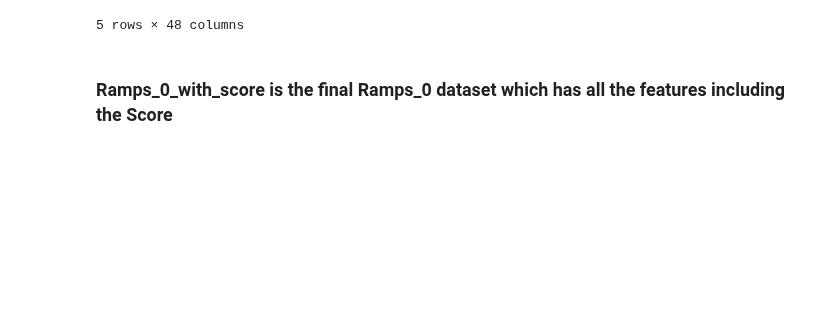
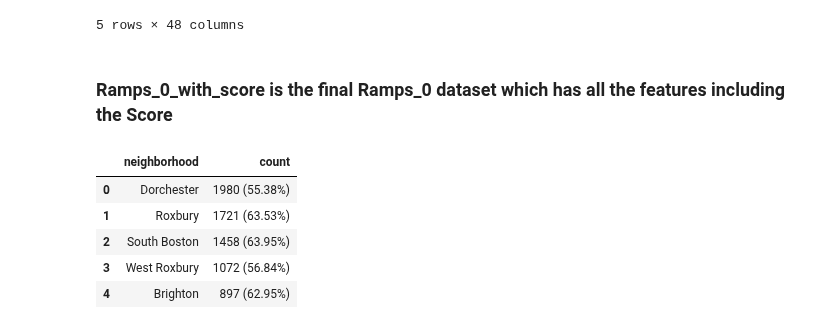
Before and after one commit to BU-Spark/ds-stantec-sidewalks, a Jupyter notebook: spring23-team-1/files/ramps_0_score_analysis.ipynb, the cells around one changed output. Cells and saved outputs as stored; diff of their text form; code cells hidden in the pictures; blank space fills up the shorter version.

```diff
--- a/spring23-team-1/files/ramps_0_score_analysis.ipynb
+++ b/spring23-team-1/files/ramps_0_score_analysis.ipynb
@@ -220,3 +220,28 @@ df.head()
 5 rows × 48 columns
 # %% [markdown]
 ### Ramps_0_with_score is the final Ramps_0 dataset which has all the features including the Score
+# %%
+top_5_excellent = df[df['RAMP_COND'].str.contains("Excellent")]['neighborhood'].value_counts().head()
+top_5_excellent = top_5_excellent.to_frame().reset_index()
+top_5_excellent = top_5_excellent.rename(columns={'index': 'neighborhood', 'neighborhood': 'count'})
+
+# Add a new column with total count based on neighborhood
+total_count = df.groupby('neighborhood')['neighborhood'].count().to_frame()
+total_count = total_count.rename(columns={'neighborhood': 'total_count'})
+top_5_excellent = top_5_excellent.merge(total_count, on='neighborhood')
+
+top_5_excellent['percentage'] = round((top_5_excellent['count'] / top_5_excellent['total_count']) * 100, 2)
+
+# Display the updated dataframe
+top_5_excellent.sort_values('percentage', ascending = False)
+
+top_5_excellent['count'] = top_5_excellent.apply(lambda x: f"{x['count']} ({x['percentage']}%)", axis=1)
+top_5_excellent = top_5_excellent[['neighborhood', 'count']]
+top_5_excellent
+# %% [output]
+|  | neighborhood | count |
+| 0 | Dorchester | 1980 (55.38%) |
+| 1 | Roxbury | 1721 (63.53%) |
+| 2 | South Boston | 1458 (63.95%) |
+| 3 | West Roxbury | 1072 (56.84%) |
+| 4 | Brighton | 897 (62.95%) |
```
Also changed, not shown: parts of 6 cells of this notebook, 1 other file.
